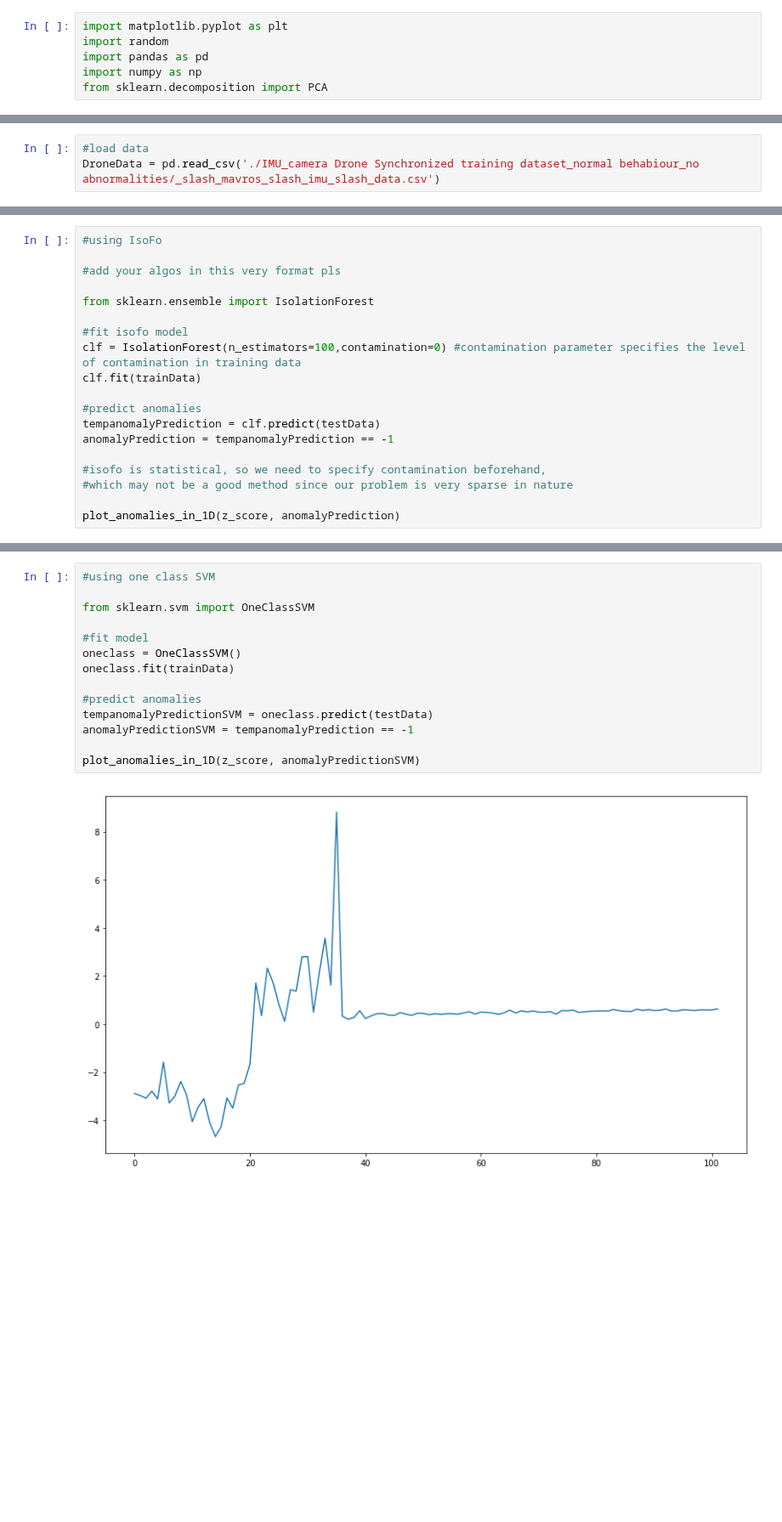
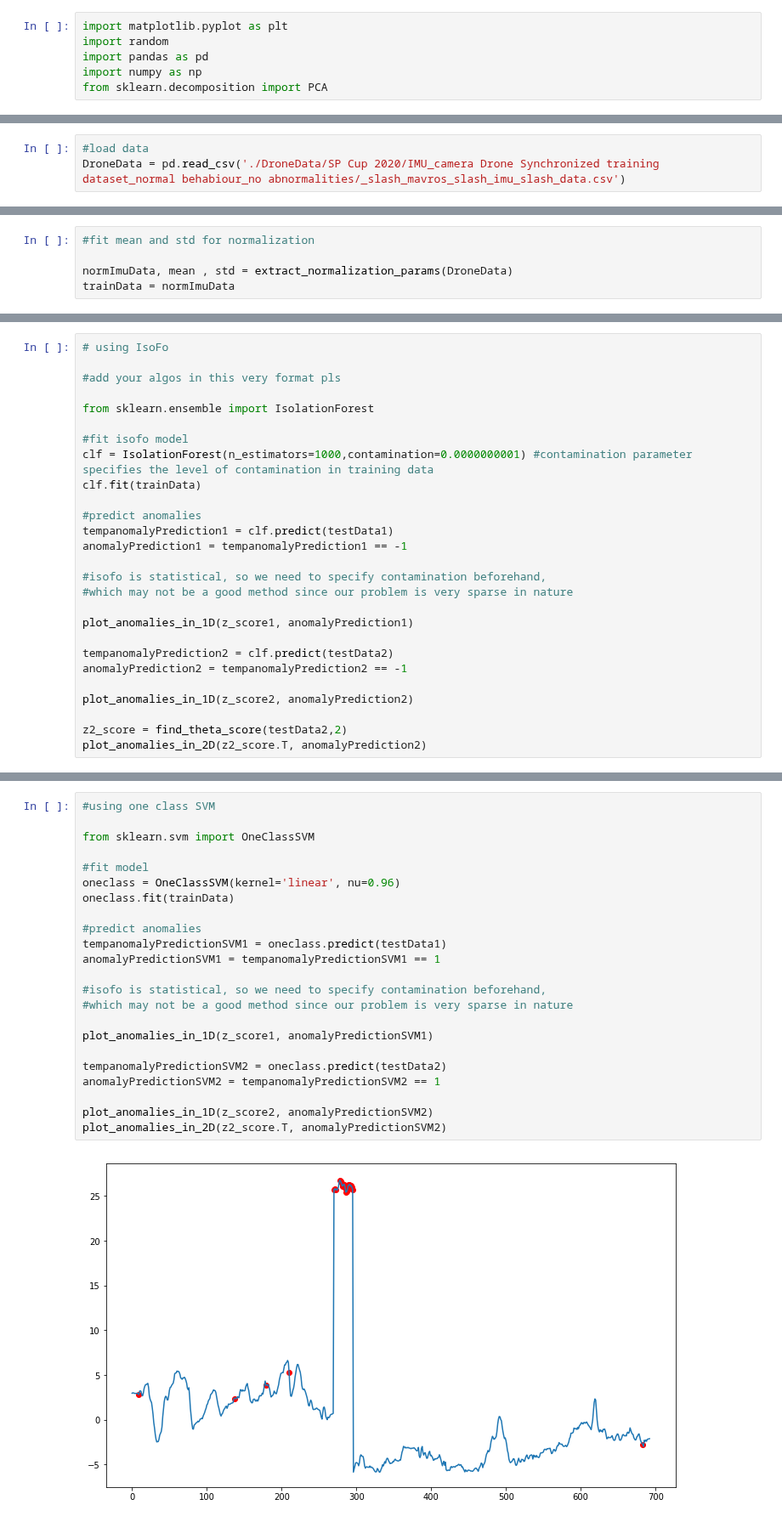
Before and after one commit to pratikluitel/SP-Cup, a Jupyter notebook: testingAlgos.ipynb, the cells around one changed output, grey strips where cells are left out. Shown at 85% size. Cells and saved outputs as stored; diff of their text form; blank space fills up the shorter version.

```diff
--- a/testingAlgos.ipynb
+++ b/testingAlgos.ipynb
@@ -7,4 +9,4 @@ from sklearn.decomposition import PCA
 # %%
 #load data
-DroneData = pd.read_csv('./IMU_camera Drone Synchronized training dataset_normal behabiour_no abnormalities/_slash_mavros_slash_imu_slash_data.csv')
+DroneData = pd.read_csv('./DroneData/SP Cup 2020/IMU_camera Drone Synchronized training dataset_normal behabiour_no abnormalities/_slash_mavros_slash_imu_slash_data.csv')
 # %%
@@ -46,0 +77,5 @@ z_score = find_theta_score(testData)
+# %%
+#fit mean and std for normalization
+
+normImuData, mean , std = extract_normalization_params(DroneData)
+trainData = normImuData
@@ -47,20 +93,28 @@ z_score = find_theta_score(testData)
 # %%
-#using IsoFo
+# using IsoFo
 
 #add your algos in this very format pls
 
 from sklearn.ensemble import IsolationForest
 
 #fit isofo model
-clf = IsolationForest(n_estimators=100,contamination=0) #contamination parameter specifies the level of contamination in training data
+clf = IsolationForest(n_estimators=1000,contamination=0.0000000001) #contamination parameter specifies the level of contamination in training data
 clf.fit(trainData)
 
 #predict anomalies
-tempanomalyPrediction = clf.predict(testData)
-anomalyPrediction = tempanomalyPrediction == -1
+tempanomalyPrediction1 = clf.predict(testData1)
+anomalyPrediction1 = tempanomalyPrediction1 == -1
 
 #isofo is statistical, so we need to specify contamination beforehand,
 #which may not be a good method since our problem is very sparse in nature
 
-plot_anomalies_in_1D(z_score, anomalyPrediction)
+plot_anomalies_in_1D(z_score1, anomalyPrediction1)
+
+tempanomalyPrediction2 = clf.predict(testData2)
+anomalyPrediction2 = tempanomalyPrediction2 == -1
+
+plot_anomalies_in_1D(z_score2, anomalyPrediction2)
+
+z2_score = find_theta_score(testData2,2)
+plot_anomalies_in_2D(z2_score.T, anomalyPrediction2)
 # %% [output]
@@ -68,16 +124,25 @@ plot_anomalies_in_1D(z_score, anomalyPrediction)
 # %%
 #using one class SVM
 
 from sklearn.svm import OneClassSVM
 
 #fit model
-oneclass = OneClassSVM()
+oneclass = OneClassSVM(kernel='linear', nu=0.96)
 oneclass.fit(trainData)
 
 #predict anomalies
-tempanomalyPredictionSVM = oneclass.predict(testData)
-anomalyPredictionSVM = tempanomalyPrediction == -1
+tempanomalyPredictionSVM1 = oneclass.predict(testData1)
+anomalyPredictionSVM1 = tempanomalyPredictionSVM1 == 1
 
-plot_anomalies_in_1D(z_score, anomalyPredictionSVM)
+#isofo is statistical, so we need to specify contamination beforehand,
+#which may not be a good method since our problem is very sparse in nature
+
+plot_anomalies_in_1D(z_score1, anomalyPredictionSVM1)
+
+tempanomalyPredictionSVM2 = oneclass.predict(testData2)
+anomalyPredictionSVM2 = tempanomalyPredictionSVM2 == 1
+
+plot_anomalies_in_1D(z_score2, anomalyPredictionSVM2)
+plot_anomalies_in_2D(z2_score.T, anomalyPredictionSVM2)
 # %% [output]
-[figure, old version]
+[figure, new version]
```
Also changed, not shown: parts of 7 cells of this notebook.
